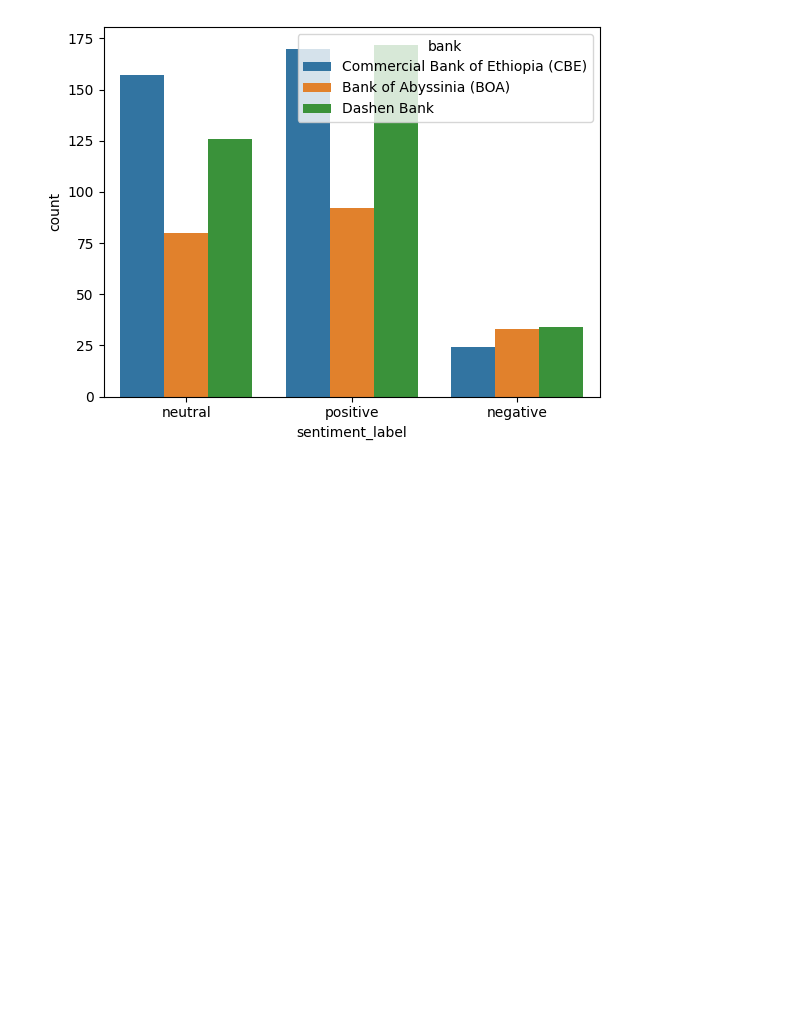
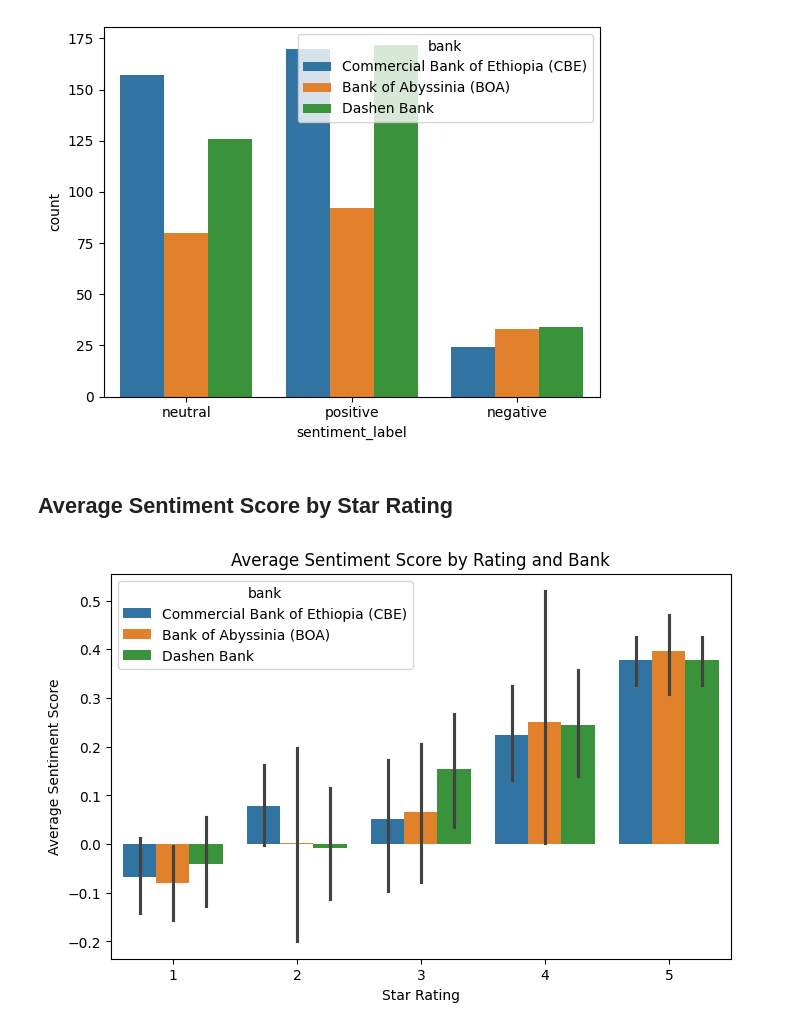
Before and after one commit to Kalalayu/playstore-fintech-cx, a Jupyter notebook: notebooks/task2_sentiment_thematic_analysis.ipynb, the cells around one changed output. Saved outputs shown, nothing was run; the diff lists cells and outputs as text; code cells hidden in the pictures; blank space fills up the shorter version.

```diff
--- a/notebooks/task2_sentiment_thematic_analysis.ipynb
+++ b/notebooks/task2_sentiment_thematic_analysis.ipynb
@@ -190,3 +190,14 @@ sns.countplot(data=df, x='sentiment_label', hue='bank')
 plt.show()
 # %% [output]
 [figure]
+# %% [markdown]
+## Average Sentiment Score by Star Rating
+# %%
+plt.figure(figsize=(8,5))
+sns.barplot(x="rating", y="sentiment_score", hue="bank", data=df)
+plt.title("Average Sentiment Score by Rating and Bank")
+plt.xlabel("Star Rating")
+plt.ylabel("Average Sentiment Score")
+plt.show()
+# %% [output]
+[figure, added]
```
Also changed, not shown: parts of 8 cells of this notebook, 1 other file.
